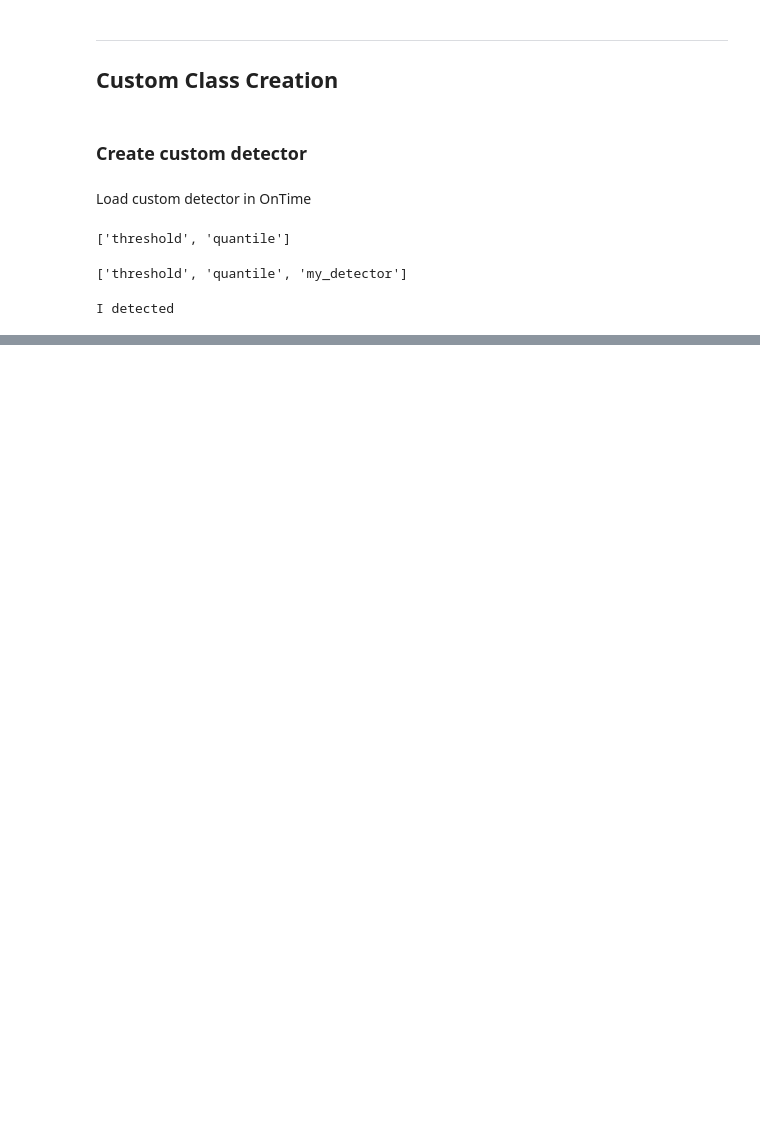
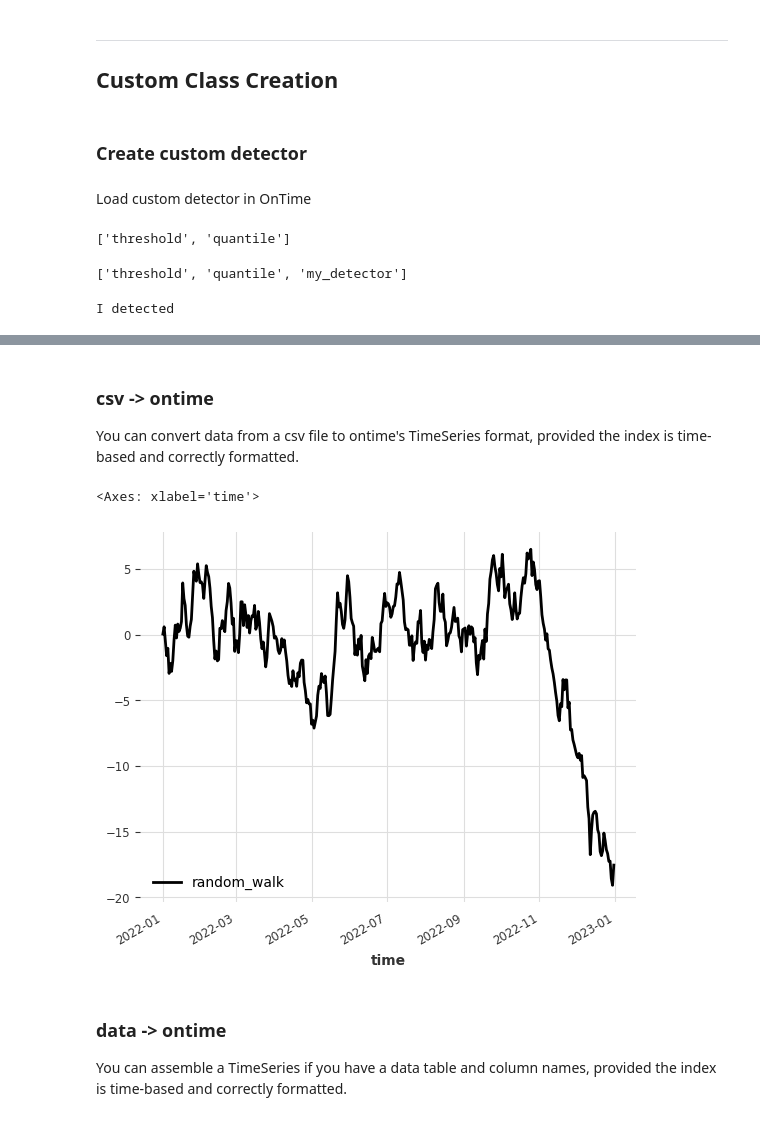
Before and after one commit to ontime-re/ontime, a Jupyter notebook: notebooks/docs/0_core/0.1-time-series-custom-class.ipynb, the cells around one changed output, grey strips where cells are left out. Cells and saved outputs as stored; diff of their text form; code cells hidden in the pictures; blank space fills up the shorter version.

```diff
--- a/notebooks/docs/0_core/0.1-time-series-custom-class.ipynb
+++ b/notebooks/docs/0_core/0.1-time-series-custom-class.ipynb
@@ -76,0 +175,17 @@ I detected
+# %% [markdown]
+### csv -> ontime
+You can convert data from a csv file to ontime's TimeSeries format, provided the index is time-based and correctly formatted.
+# %%
+# let's generate some sample data
+ts = on.generators.random_walk().generate(start=pd.Timestamp('2022-01-01'), end=pd.Timestamp('2022-12-31'))
+ts.pd_dataframe().to_csv('sample_series.csv')
+
+# load that sample data
+ts = on.TimeSeries.from_csv('sample_series.csv', index_col='time')
+ts.plot()
+# %% [output]
+<Axes: xlabel='time'>
+[figure, added]
+# %% [markdown]
+### data -> ontime
+You can assemble a TimeSeries if you have a data table and column names, provided the index is time-based and correctly formatted.
```
Also changed, not shown: parts of 13 cells of this notebook, 3 other files.
